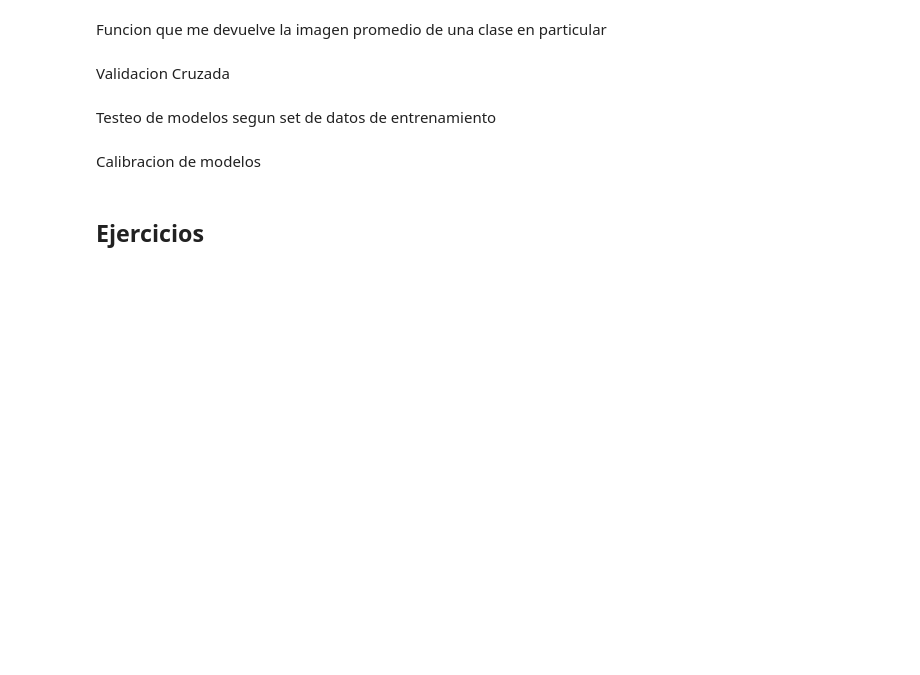
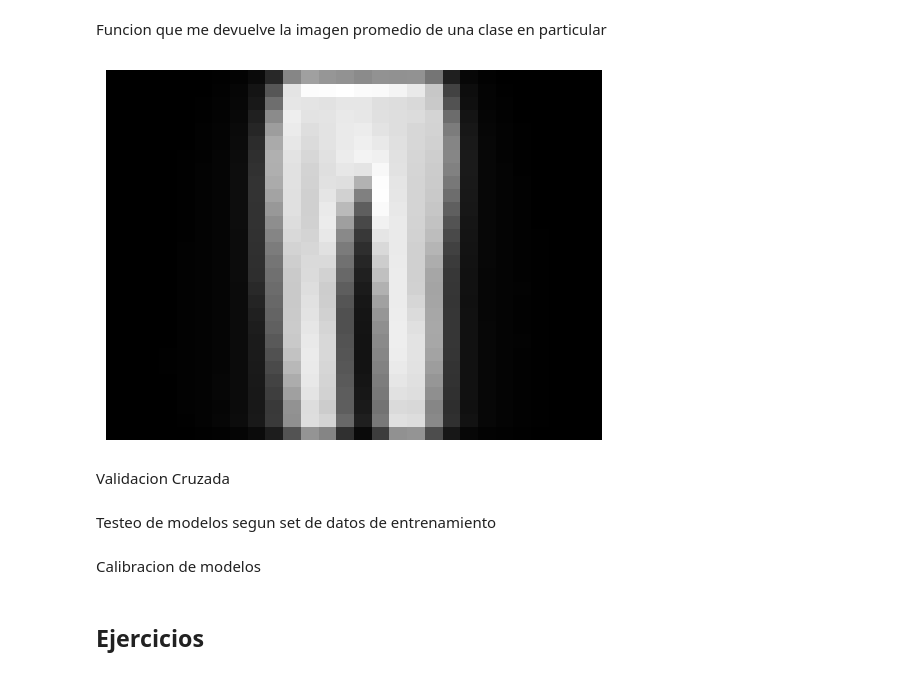
Before and after one commit to agusruss0/TP2-LDD-2C-2023, a Jupyter notebook: fashion_GLA.ipynb, the cells around one changed output. Drawn from its saved outputs; the diff is of its cells as text; code cells hidden in the pictures; blank space fills up the shorter version.

```diff
--- a/fashion_GLA.ipynb
+++ b/fashion_GLA.ipynb
@@ -30,14 +40,16 @@ Funcion que me devuelve la imagen promedio de una clase en particular
 # %%
 def promedioImagen(prenda:int):
     clase = df[df['label']== prenda].drop(columns='label')
     promedio_imagen = np.mean(clase.values,axis=0)
     promedio_imagen /= len(df[df['label']  ==1])
     promedio_imagen = promedio_imagen.reshape(28,28)
     sns.heatmap(data=promedio_imagen, cmap='gray',cbar=False, xticklabels=[],yticklabels=[])
 
 
 
-promedioImagen(5)
+promedioImagen(1)
+# %% [output]
+[figure, added]
 # %% [markdown]
 Validacion Cruzada
 # %%
```
Also changed, not shown: parts of 9 cells of this notebook.
